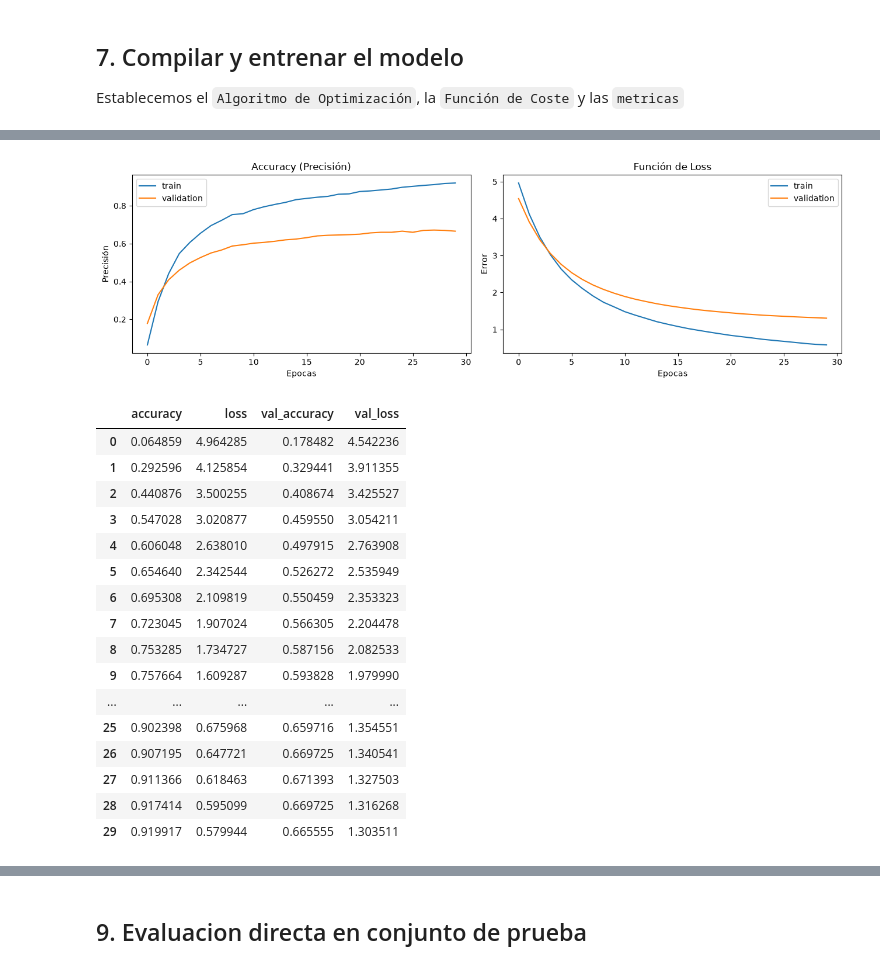
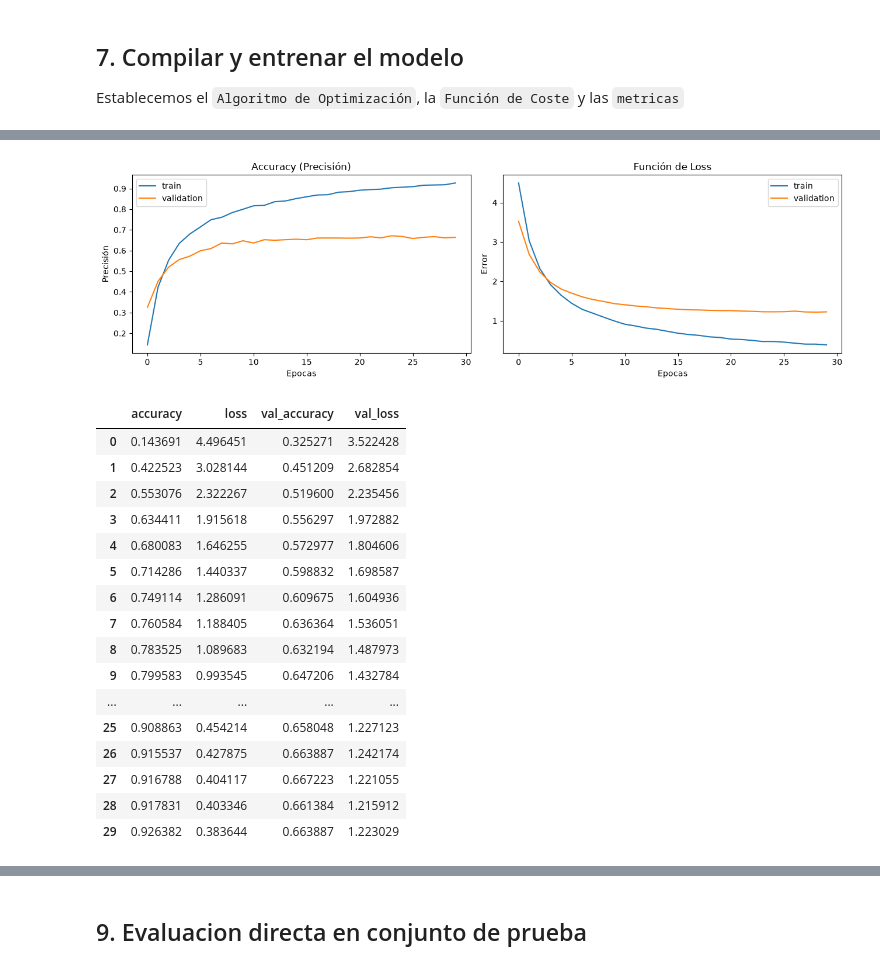
Before and after one commit to Rochaxx29/tp3-cnn, a Jupyter notebook: Modelos/EfficientNetB2.ipynb, the cells around one changed output, grey strips where cells are left out. Drawn from its saved outputs; the diff is of its cells as text; code cells hidden in the pictures.

```diff
--- a/Modelos/EfficientNetB2.ipynb
+++ b/Modelos/EfficientNetB2.ipynb
@@ -21,10 +21,20 @@ from tensorflow.keras.optimizers import Adam
 SEED = 42
 DATASET_NAME = "caltech_birds2011"
 IMG_SIZE = 260
-BATCH_SIZE = 8
+BATCH_SIZE = 16
 EPOCHS = 30
-LEARNING_RATE = 1e-4
-DROPOUT_RATE = 0.20
+LEARNING_RATE = 5e-4
+DROPOUT_RATE = 0.30
+
+
+MODO = "augmentation"
+USAR_AUGMENTATION = MODO in ("augmentation", "finetuning")
+HACER_FINETUNING = MODO == "finetuning"
+
+# Hiperparametros de la fase de fine-tuning (solo se usan si MODO == "finetuning").
+FINETUNE_FREEZE_LAYERS = 234  # capas iniciales del base que quedan congeladas (descongela block6+)
+FINETUNE_LR = 1e-5            # LR bajo para no desestabilizar los pesos preentrenados
+FINETUNE_EPOCHS = 20         # epocas adicionales para la 2da fase
 
 random.seed(SEED)
 np.random.seed(SEED)
@@ -42,5 +52,7 @@ RESULTS_DIR.mkdir(parents=True, exist_ok=True)
 MODELS_DIR.mkdir(parents=True, exist_ok=True)
 
 
+print("Modo de experimento:", MODO)
+print("Augmentation:", USAR_AUGMENTATION, "| Fine-tuning:", HACER_FINETUNING)
 print("Dataset cache:", TFDS_DATA_DIR)
 # %% [output]
@@ -200,9 +203,8 @@ Usamos `fill_mode="reflect"` para que las rotaciones y el zoom no dejen bordes c
 data_augmentation = tf.keras.Sequential(
     [
         layers.RandomFlip("horizontal"),
-        layers.RandomRotation(0.10, fill_mode="reflect"),
-        layers.RandomZoom(0.10, fill_mode="reflect"),
-        layers.RandomContrast(0.10),
+        layers.RandomRotation(0.15, fill_mode="reflect"),
+        layers.RandomZoom(0.15, fill_mode="reflect")
     ],
     name="data_augmentation",
 )
@@ -232,12 +237,17 @@ base_model = EfficientNetB2(
 base_model.trainable = False
 
 inputs = layers.Input(shape=(IMG_SIZE, IMG_SIZE, 3))
-#x = data_augmentation(inputs)
-x = base_model(inputs, training=False)
+
+# La data augmentation se enchufa solo en los modos que la usan (ver MODO).
+if USAR_AUGMENTATION:
+    x = data_augmentation(inputs)
+else:
+    x = inputs
+x = base_model(x, training=False)
 x = layers.GlobalAveragePooling2D()(x)
 x = layers.Dropout(DROPOUT_RATE)(x)
 outputs = layers.Dense(num_classes, activation="softmax")(x)
 
-model = Model(inputs, outputs, name="EfficientNetB2")
+model = Model(inputs, outputs, name=f"EfficientNetB2_{MODO}")
 model.summary()
 # %% [output]
@@ -265,22 +275,21 @@ Model: "EfficientNetB2"
 ## 7. Compilar y entrenar el modelo
 Establecemos el `Algoritmo de Optimización`, la `Función de Coste` y las `metricas`
 # %%
-
 model.compile(
-    optimizer=Adam(learning_rate=1e-4),
+    optimizer=Adam(learning_rate=LEARNING_RATE),
     loss="sparse_categorical_crossentropy",
     metrics=["accuracy"],
 )
 
 callbacks = [
-    EarlyStopping(monitor="val_loss", patience=5, restore_best_weights=True)
+    EarlyStopping(monitor="val_loss", patience=8, restore_best_weights=True)
     #ReduceLROnPlateau(monitor="val_loss", factor=0.5, patience=2, min_lr=1e-7),
 ]
 
 history = model.fit(
     train_ds,
     validation_data=val_ds,
-    epochs=30,
+    epochs=EPOCHS,
     callbacks=callbacks,
     verbose=1,
 )
@@ -359,18 +317,18 @@ Epoch 30/30
-[figure, old version]
+[figure, new version]
 |  | accuracy | loss | val_accuracy | val_loss |
-| 0 | 0.064859 | 4.964285 | 0.178482 | 4.542236 |
-| 1 | 0.292596 | 4.125854 | 0.329441 | 3.911355 |
-| 2 | 0.440876 | 3.500255 | 0.408674 | 3.425527 |
-| 3 | 0.547028 | 3.020877 | 0.459550 | 3.054211 |
-| 4 | 0.606048 | 2.638010 | 0.497915 | 2.763908 |
-| 5 | 0.654640 | 2.342544 | 0.526272 | 2.535949 |
-| 6 | 0.695308 | 2.109819 | 0.550459 | 2.353323 |
-| 7 | 0.723045 | 1.907024 | 0.566305 | 2.204478 |
-| 8 | 0.753285 | 1.734727 | 0.587156 | 2.082533 |
-| 9 | 0.757664 | 1.609287 | 0.593828 | 1.979990 |
+| 0 | 0.143691 | 4.496451 | 0.325271 | 3.522428 |
+| 1 | 0.422523 | 3.028144 | 0.451209 | 2.682854 |
+| 2 | 0.553076 | 2.322267 | 0.519600 | 2.235456 |
+| 3 | 0.634411 | 1.915618 | 0.556297 | 1.972882 |
+| 4 | 0.680083 | 1.646255 | 0.572977 | 1.804606 |
+| 5 | 0.714286 | 1.440337 | 0.598832 | 1.698587 |
+| 6 | 0.749114 | 1.286091 | 0.609675 | 1.604936 |
+| 7 | 0.760584 | 1.188405 | 0.636364 | 1.536051 |
+| 8 | 0.783525 | 1.089683 | 0.632194 | 1.487973 |
+| 9 | 0.799583 | 0.993545 | 0.647206 | 1.432784 |
 | ... | ... | ... | ... | ... |
-| 25 | 0.902398 | 0.675968 | 0.659716 | 1.354551 |
-| 26 | 0.907195 | 0.647721 | 0.669725 | 1.340541 |
-| 27 | 0.911366 | 0.618463 | 0.671393 | 1.327503 |
-| 28 | 0.917414 | 0.595099 | 0.669725 | 1.316268 |
-| 29 | 0.919917 | 0.579944 | 0.665555 | 1.303511 |
+| 25 | 0.908863 | 0.454214 | 0.658048 | 1.227123 |
+| 26 | 0.915537 | 0.427875 | 0.663887 | 1.242174 |
+| 27 | 0.916788 | 0.404117 | 0.667223 | 1.221055 |
+| 28 | 0.917831 | 0.403346 | 0.661384 | 1.215912 |
+| 29 | 0.926382 | 0.383644 | 0.663887 | 1.223029 |
```
Also changed, not shown: parts of 15 cells of this notebook, 7 other files.
